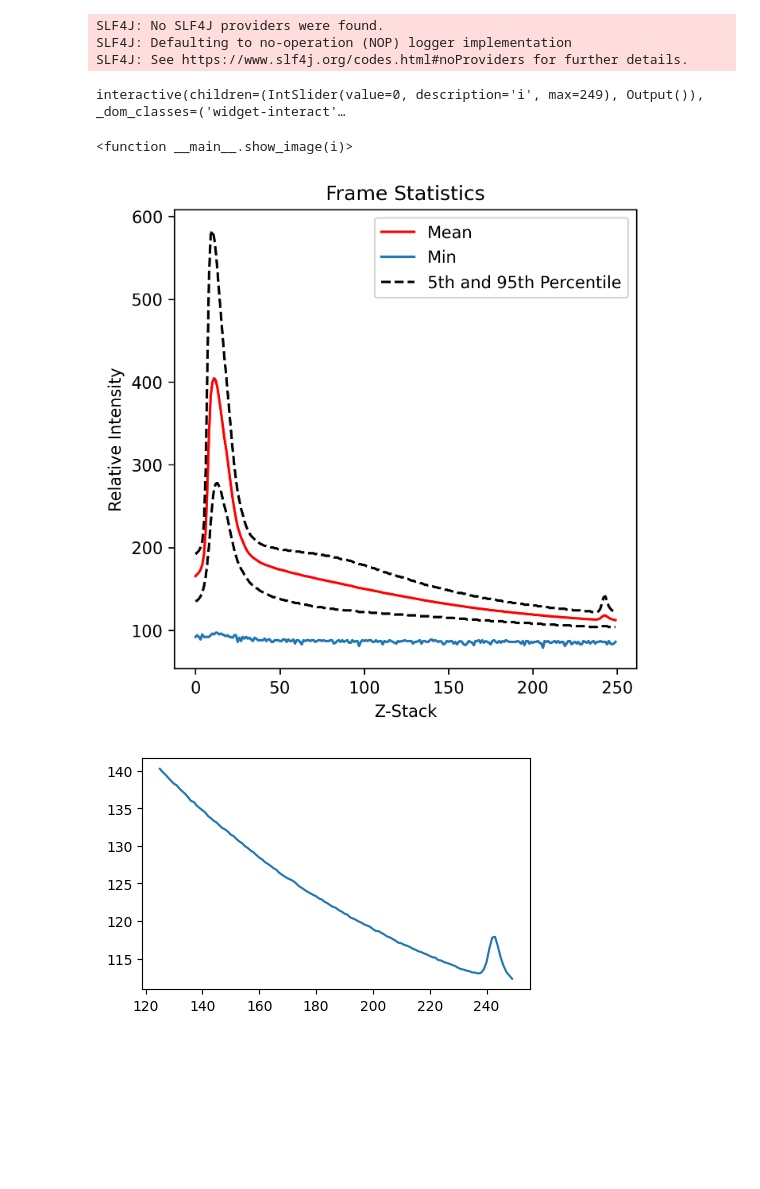
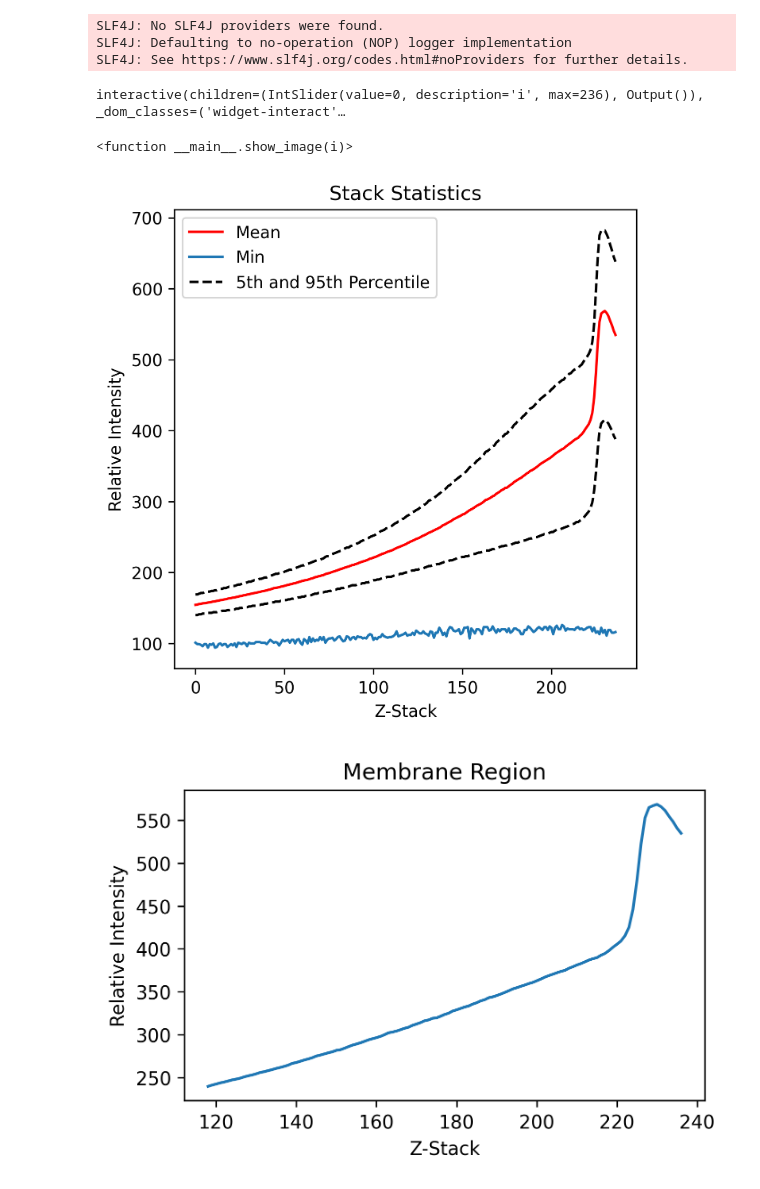
Before and after one commit to danial-ahmad1/trace_ca, a Jupyter notebook: TestWorkspace.ipynb, the cells around one changed output. Cells and saved outputs as stored; diff of their text form; code cells hidden in the pictures; blank space fills up the shorter version.

Commit message:
Testing focus measures for membrane ID

```diff
--- a/TestWorkspace.ipynb
+++ b/TestWorkspace.ipynb
@@ -11,6 +20,6 @@ from tqdm import tqdm
 # %%
 # Open the .ims file
-image = AICSImage('/Users/moose/Downloads/1.2 OD TraCE 1 01112024/WT 1.2OD 8 um_2_2024-01-11_Confocal_00.43.45_DragonflyUser.ims')
+image = AICSImage('/Users/moose/Downloads/1.2 OD TraCE 1 01112024/WT 1.2OD 0.5 um_3_2024-01-11_Confocal_01.08.43_DragonflyUser.ims')
 
 # Get the image data as a numpy array
 image_data = image.get_image_data("ZYX", S=0, T=0, C=0)
@@ -20,7 +29,7 @@ SLF4J: Defaulting to no-operation (NOP) logger implementation
 SLF4J: See https://www.slf4j.org/codes.html#noProviders for further details.
 # %%
 def show_image(i):
-    plt.figure(dpi=100)
+    plt.figure(dpi=150)
     plt.imshow(image_data[i], cmap='gray')
     plt.axis('off')
     plt.show()
@@ -28,7 +37,7 @@ def show_image(i):
 slider = widgets.IntSlider(min=0, max=len(image_data)-1, step=1, value=0)
 widgets.interact(show_image, i=slider)
 # %% [output]
-interactive(children=(IntSlider(value=0, description='i', max=249), Output()), _dom_classes=('widget-interact'…
+interactive(children=(IntSlider(value=0, description='i', max=236), Output()), _dom_classes=('widget-interact'…
 <function __main__.show_image(i)>
 # %%
 def subtractflatfield(input_img):
@@ -88,7 +97,7 @@ plt.plot(frame_05, color='black', ls = '--')
 # plt.plot(plusband, color='black', ls = (0, (2, 5)))
 # plt.plot(minusband, color='black', ls = (0, (2, 5)))
 
-plt.title('Frame Statistics')
+plt.title('Stack Statistics')
 plt.xlabel('Z-Stack')
 plt.ylabel('Relative Intensity')
 
@@ -96,13 +105,16 @@ plt.legend()
 
 plt.show()
 # %% [output]
-[figure, old version]
+[figure, new version]
 # %%
-plt.figure(figsize=(5,3), dpi=100)
+plt.figure(figsize=(5,3), dpi=300)
 xhalf_length = len(image_data) // 2
 xnew = np.arange(xhalf_length, len(image_data))
 plt.plot(xnew, frame_mean_top)
+plt.title('Membrane Region')
+plt.xlabel('Z-Stack')
+plt.ylabel('Relative Intensity')
 plt.show()
 # %% [output]
-[figure, old version]
+[figure, new version]
 # %%
```
Also changed, not shown: parts of 48 cells of this notebook.
